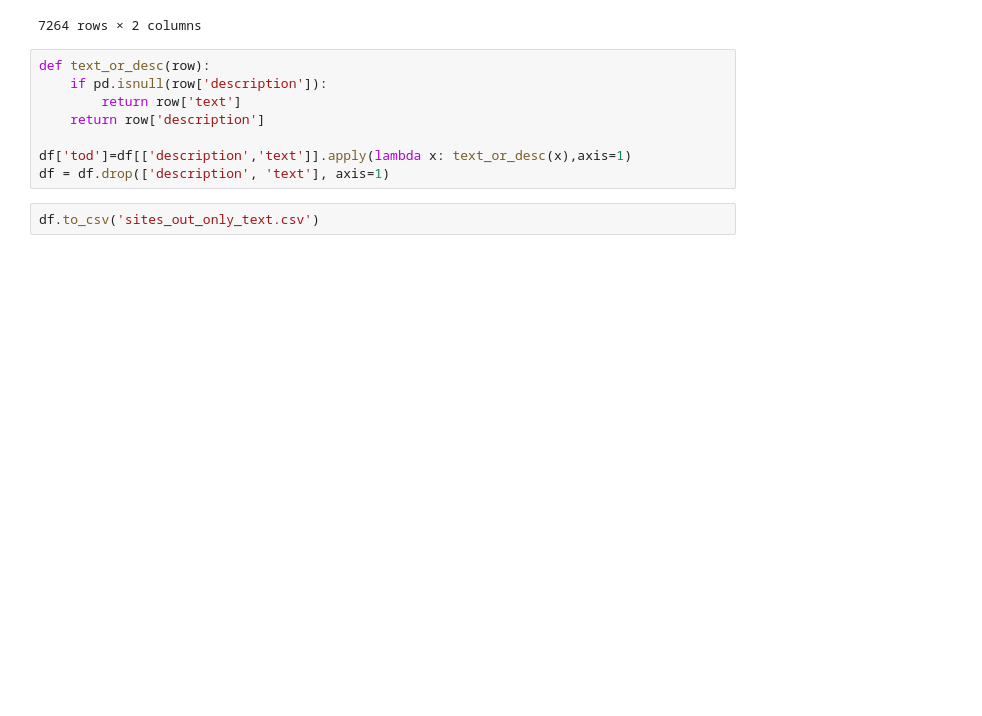
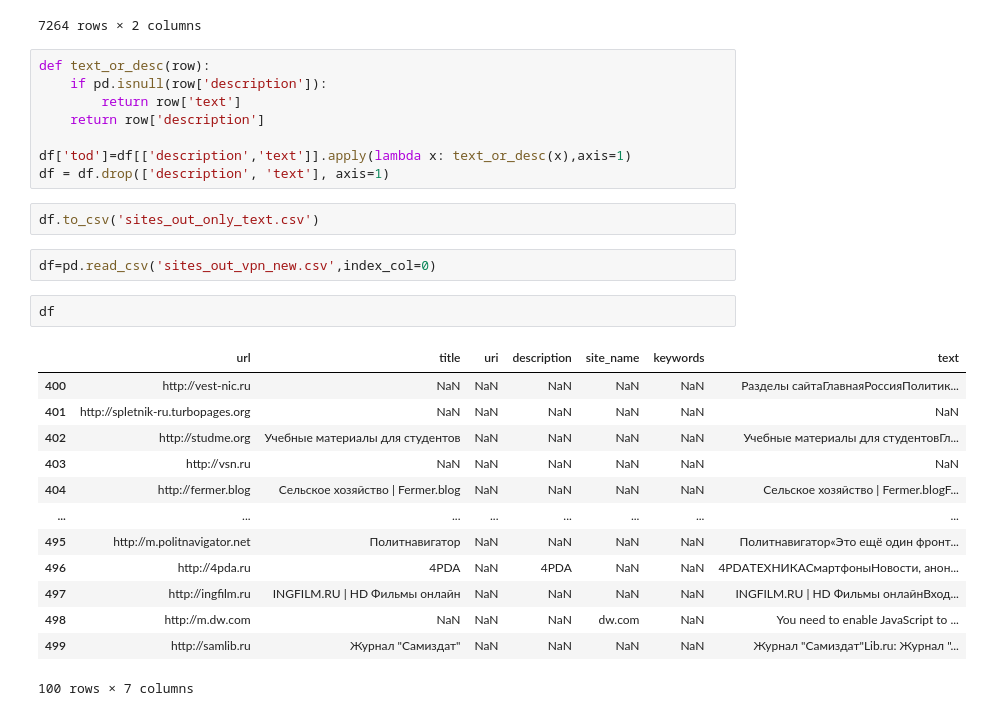
Before and after one commit to shockless/mts-ml-cup, a Jupyter notebook: EDA.ipynb, the cells around one changed output. Saved outputs shown, nothing was run; the diff lists cells and outputs as text; blank space fills up the shorter version.

```diff
--- a/EDA.ipynb
+++ b/EDA.ipynb
@@ -241,3 +241,21 @@ df['tod']=df[['description','text']].apply(lambda x: text_or_desc(x),axis=1)
 df = df.drop(['description', 'text'], axis=1)
 # %%
 df.to_csv('sites_out_only_text.csv')
+# %%
+df=pd.read_csv('sites_out_vpn_new.csv',index_col=0)
+# %%
+df
+# %% [output]
+|  | url | title | uri | description | site_name | keywords | text |
+| 400 | http://vest-nic.ru | NaN | NaN | NaN | NaN | NaN | Разделы сайтаГлавнаяРоссияПолитик... |
+| 401 | http://spletnik-ru.turbopages.org | NaN | NaN | NaN | NaN | NaN | NaN |
+| 402 | http://studme.org | Учебные материалы для студентов | NaN | NaN | NaN | NaN | Учебные материалы для студентовГл... |
+| 403 | http://vsn.ru | NaN | NaN | NaN | NaN | NaN | NaN |
+| 404 | http://fermer.blog | Сельское хозяйство | Fermer.blog | NaN | NaN | NaN | NaN | Сельское хозяйство | Fermer.blogF... |
+| ... | ... | ... | ... | ... | ... | ... | ... |
+| 495 | http://m.politnavigator.net | Политнавигатор | NaN | NaN | NaN | NaN | Политнавигатор«Это ещё один фронт... |
+| 496 | http://4pda.ru | 4PDA | NaN | 4PDA | NaN | NaN | 4PDAТЕХНИКАСмартфоныНовости, анон... |
+| 497 | http://ingfilm.ru | INGFILM.RU | HD Фильмы онлайн | NaN | NaN | NaN | NaN | INGFILM.RU | HD Фильмы онлайнВход... |
+| 498 | http://m.dw.com | NaN | NaN | NaN | dw.com | NaN | You need to enable JavaScript to ... |
+| 499 | http://samlib.ru | Журнал "Самиздат" | NaN | NaN | NaN | NaN | Журнал "Самиздат"Lib.ru: Журнал "... |
+100 rows × 7 columns
```
Also changed, not shown: 2 other files.
